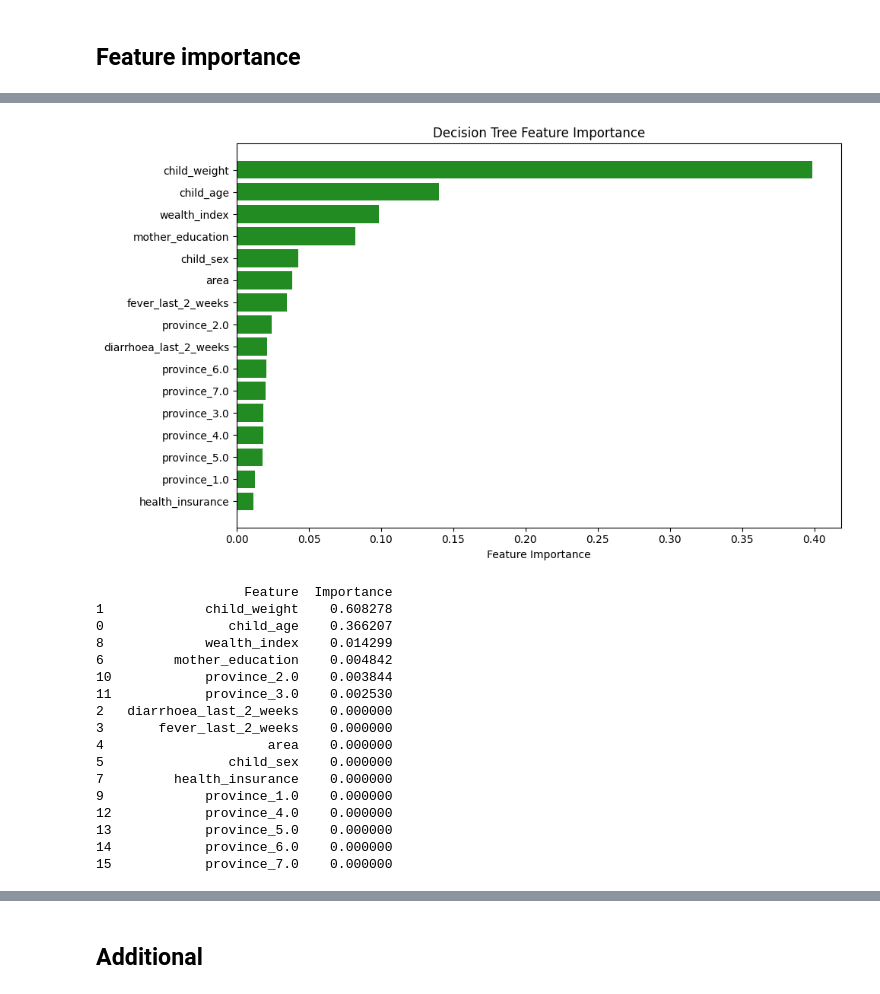
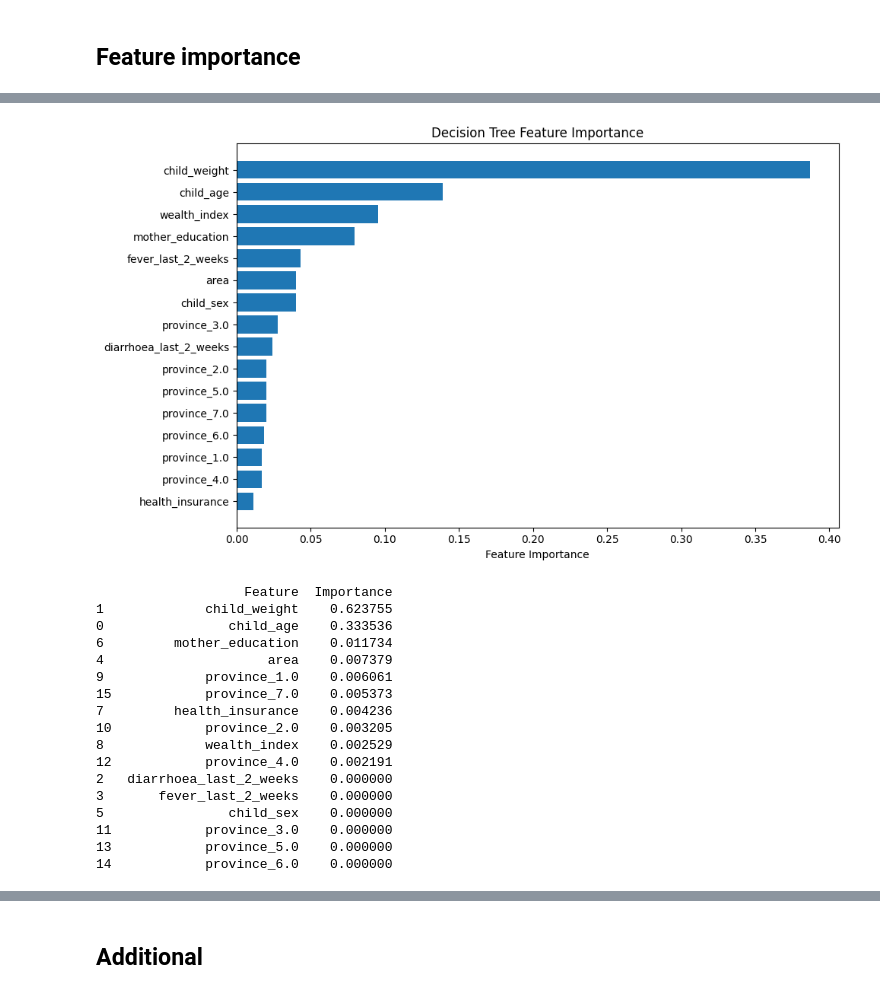
Before and after one commit to deepakbastola/malnutrition, a Jupyter notebook: models/dtree.ipynb, the cells around one changed output, grey strips where cells are left out. Saved outputs shown, nothing was run; the diff lists cells and outputs as text; code cells hidden in the pictures.

```diff
--- a/models/dtree.ipynb
+++ b/models/dtree.ipynb
@@ -184,18 +184,18 @@ print(importance_df)
 # %%
 # Bar plot
 plt.figure(figsize=(10, 6))
-plt.barh(importance_df['Feature'], importance_df['Importance'], color='forestgreen')
+plt.barh(importance_df['Feature'], importance_df['Importance'])
 plt.xlabel("Feature Importance")
 plt.title("Decision Tree Feature Importance")
 plt.gca().invert_yaxis()
 plt.tight_layout()
 plt.show()
 # %% [output]
-[figure, old version]
+[figure, new version]
 # %%
 # Get feature importances in tuned model
 feature_importance = dt_tune.feature_importances_
-feature_names = X_train.columns
+feature_names = X_train_sm.columns
 
 # Create DataFrame
 importance_df = pd.DataFrame({
@@ -207,22 +207,22 @@ importance_df = pd.DataFrame({
 print(importance_df)
 # %% [output]
                    Feature  Importance
-1             child_weight    0.608278
-0                child_age    0.366207
-8             wealth_index    0.014299
-6         mother_education    0.004842
-10            province_2.0    0.003844
-11            province_3.0    0.002530
+1             child_weight    0.623755
+0                child_age    0.333536
+6         mother_education    0.011734
+4                     area    0.007379
+9             province_1.0    0.006061
+15            province_7.0    0.005373
+7         health_insurance    0.004236
+10            province_2.0    0.003205
+8             wealth_index    0.002529
+12            province_4.0    0.002191
 2   diarrhoea_last_2_weeks    0.000000
 3       fever_last_2_weeks    0.000000
-4                     area    0.000000
 5                child_sex    0.000000
-7         health_insurance    0.000000
-9             province_1.0    0.000000
-12            province_4.0    0.000000
+11            province_3.0    0.000000
 13            province_5.0    0.000000
 14            province_6.0    0.000000
-15            province_7.0    0.000000
 # %%
 # Bar plot
 plt.figure(figsize=(10, 6))
```
Also changed, not shown: parts of 8 cells of this notebook, 1 other file.
